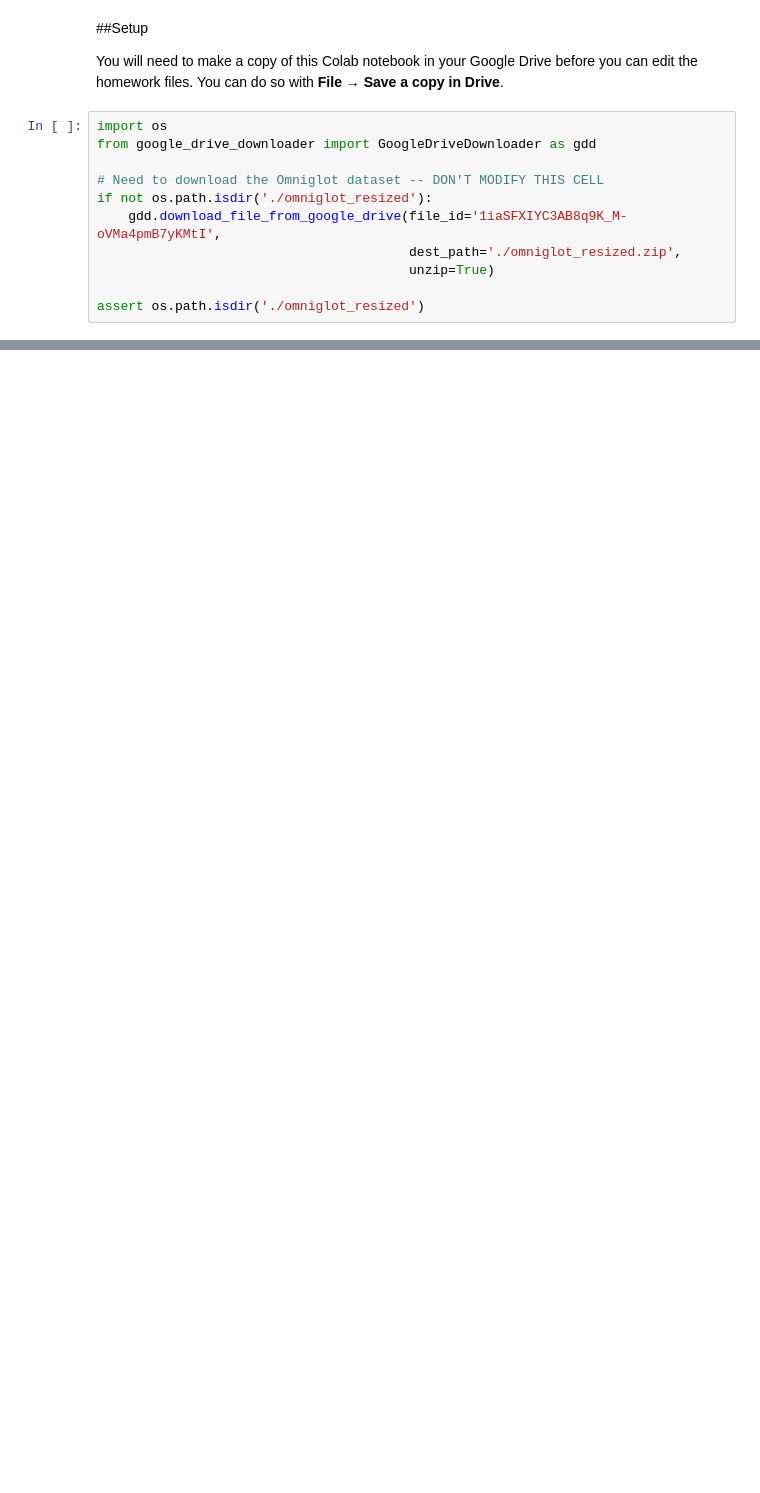
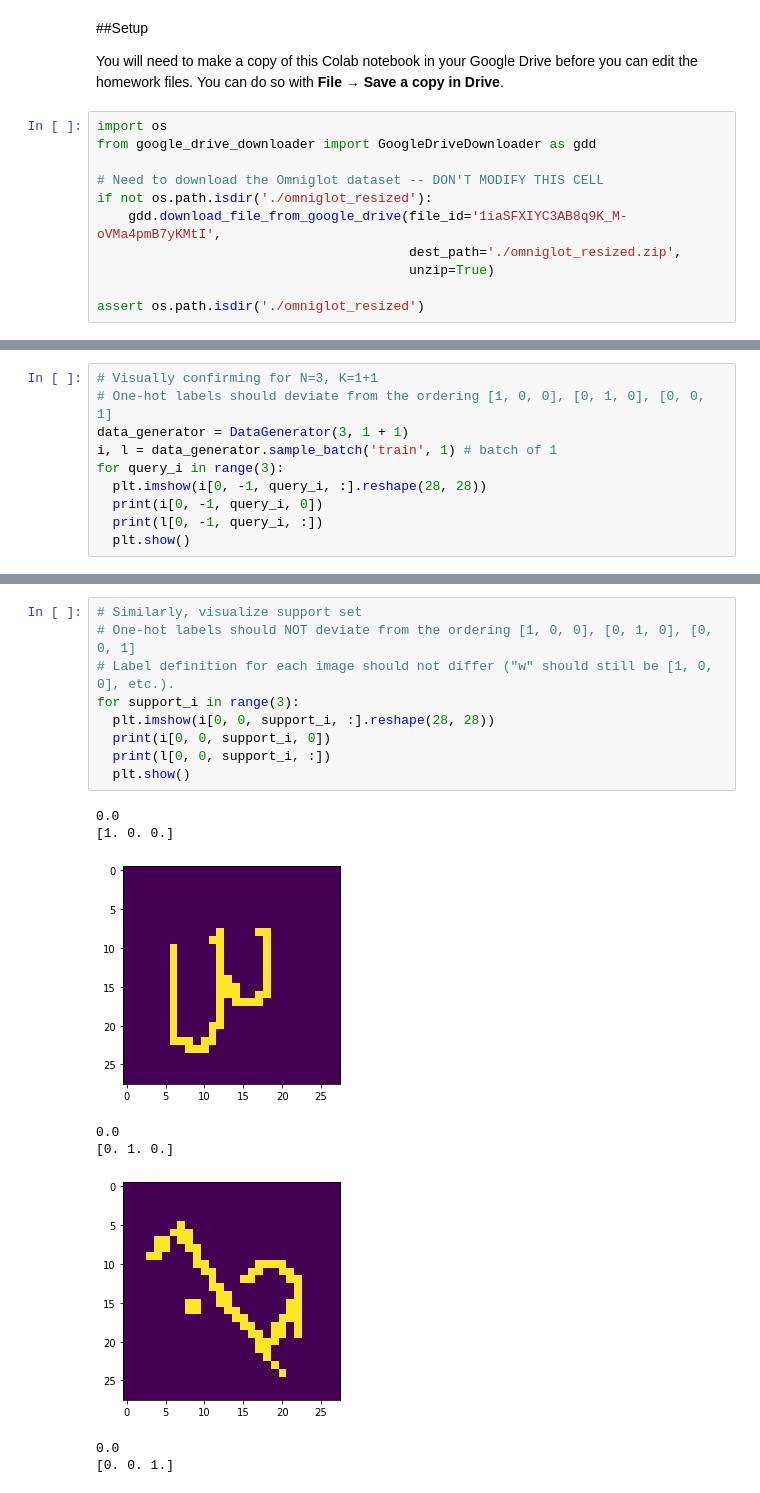
Before and after one commit to jiwoncpark/cs330-deep-multitask-meta-learning, a Jupyter notebook: hw/hw1/CS330_Homework1_Stencil.ipynb, the cells around one changed output, grey strips where cells are left out. Drawn from its saved outputs; the diff is of its cells as text; blank space fills up the shorter version.

```diff
--- a/hw/hw1/CS330_Homework1_Stencil.ipynb
+++ b/hw/hw1/CS330_Homework1_Stencil.ipynb
@@ -207,0 +298,10 @@ def main(num_classes=5, num_samples=1, meta_batch_size=16, random_seed=1234):
+# %%
+# Visually confirming for N=3, K=1+1
+# One-hot labels should deviate from the ordering [1, 0, 0], [0, 1, 0], [0, 0, 1]
+data_generator = DataGenerator(3, 1 + 1)
+i, l = data_generator.sample_batch('train', 1) # batch of 1
+for query_i in range(3):
+  plt.imshow(i[0, -1, query_i, :].reshape(28, 28))
+  print(i[0, -1, query_i, 0])
+  print(l[0, -1, query_i, :])
+  plt.show()
@@ -207,0 +318,18 @@ def main(num_classes=5, num_samples=1, meta_batch_size=16, random_seed=1234):
+# %%
+# Similarly, visualize support set
+# One-hot labels should NOT deviate from the ordering [1, 0, 0], [0, 1, 0], [0, 0, 1]
+# Label definition for each image should not differ ("w" should still be [1, 0, 0], etc.).
+for support_i in range(3):
+  plt.imshow(i[0, 0, support_i, :].reshape(28, 28))
+  print(i[0, 0, support_i, 0])
+  print(l[0, 0, support_i, :])
+  plt.show()
+# %% [output]
+0.0
+[1. 0. 0.]
+[figure, added]
+0.0
+[0. 1. 0.]
+[figure, added]
+0.0
+[0. 0. 1.]
```
Also changed, not shown: parts of 15 cells of this notebook.
